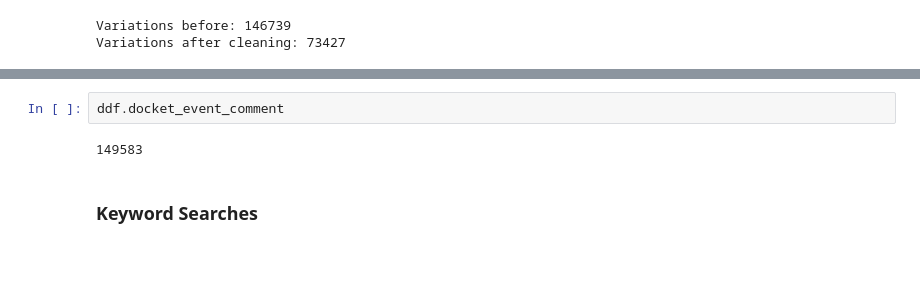
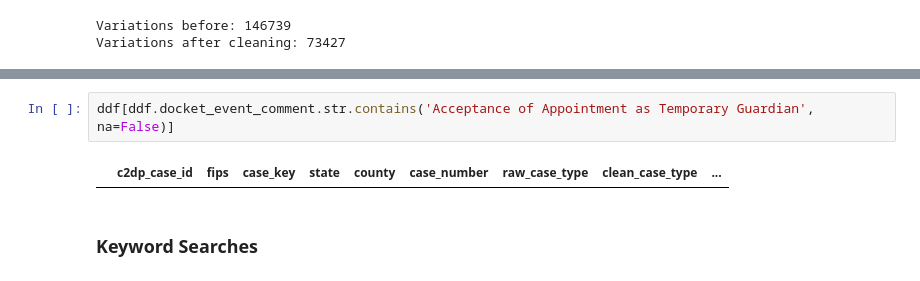
Before and after one commit to rcarroll901/data-driven-justice, a Jupyter notebook: projects/hhs/analysis/indiana-agc-eda.ipynb, the cells around one changed output, grey strips where cells are left out. Cells and saved outputs as stored; diff of their text form.

```diff
--- a/projects/hhs/analysis/indiana-agc-eda.ipynb
+++ b/projects/hhs/analysis/indiana-agc-eda.ipynb
@@ -103,7 +231,7 @@ ddf[ddf.c2dp_case_id == '82D04-2009-GU-000420']
-# %%
-ddf.docket_event_comment
-# %% [output]
-149583
+# %%
+ddf[ddf.docket_event_comment.str.contains('Acceptance of Appointment as Temporary Guardian', na=False)]
+# %% [output]
+|  | c2dp_case_id | fips | case_key | state | county | case_number | raw_case_type | clean_case_type | ... |
 # %% [markdown]
 ### Keyword Searches
 # %%
```
Also changed, not shown: parts of 14 cells of this notebook.
